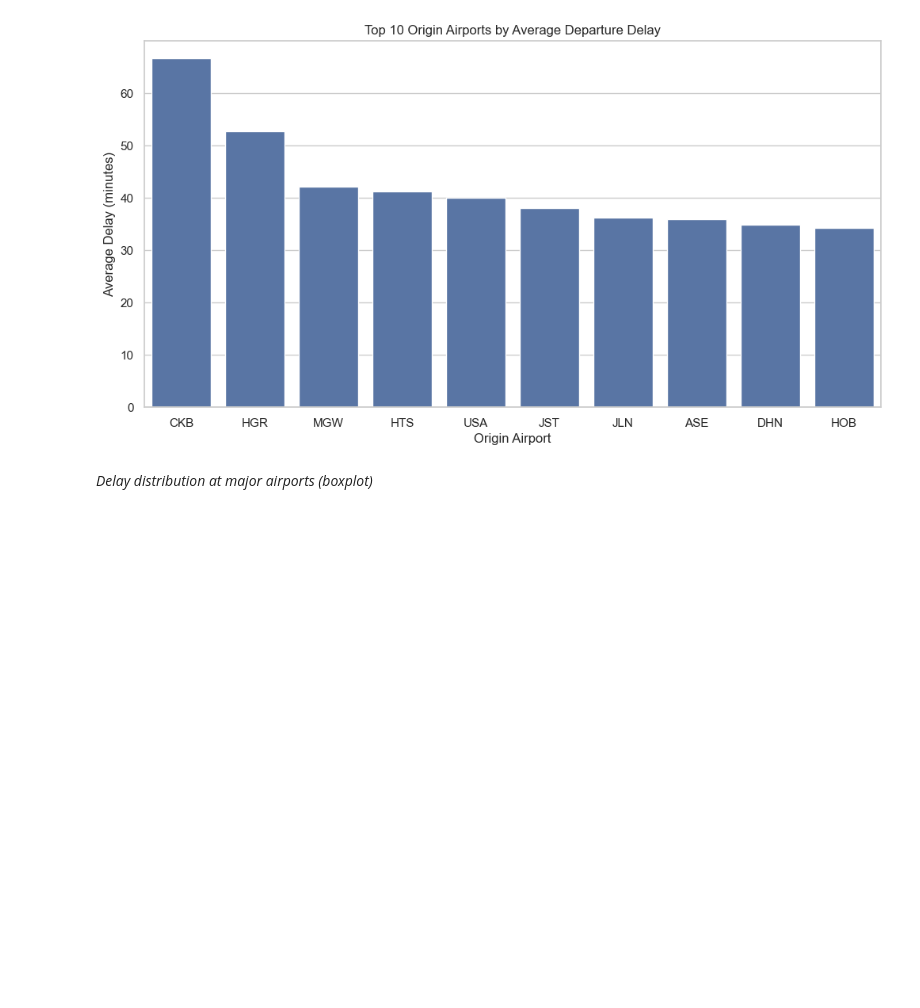
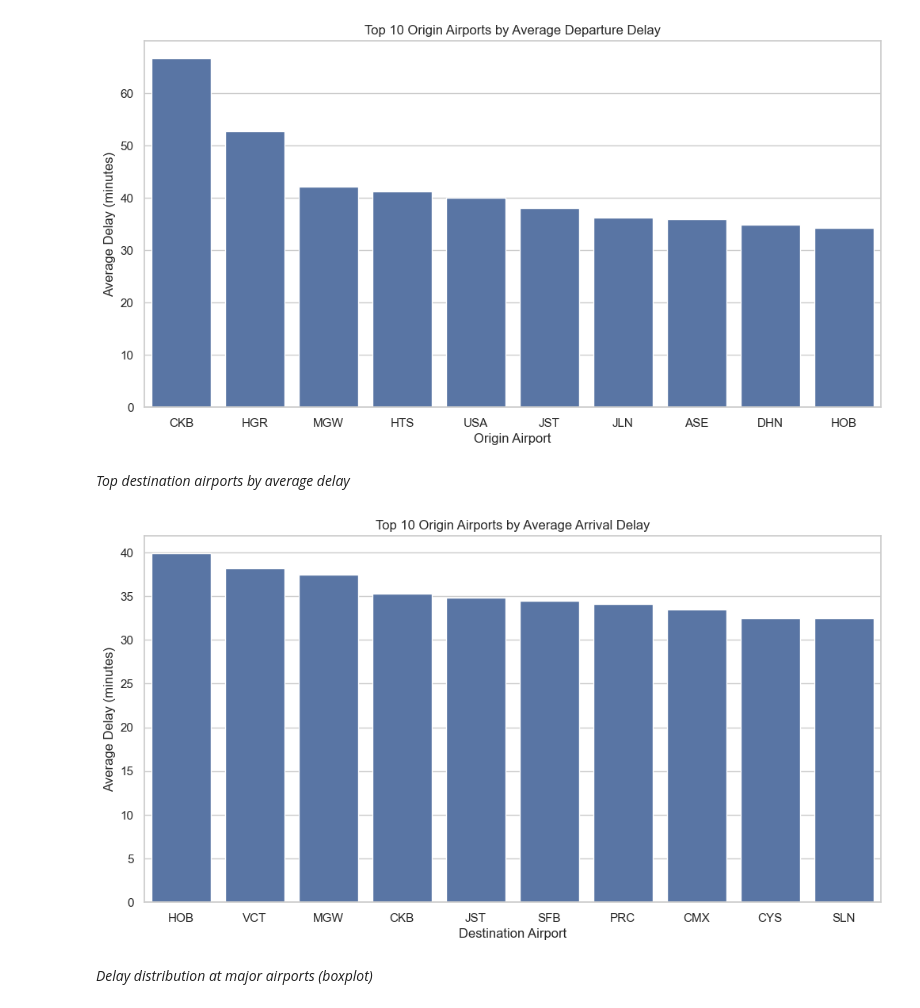
Before and after one commit to viladomiupati-sys/final_project, a Jupyter notebook: notebooks/airlines_analysis.ipynb, the cells around one changed output. Saved outputs shown, nothing was run; the diff lists cells and outputs as text; code cells hidden in the pictures; blank space fills up the shorter version.

```diff
--- a/notebooks/airlines_analysis.ipynb
+++ b/notebooks/airlines_analysis.ipynb
@@ -1037,6 +1039,30 @@ plt.ylabel('Average Delay (minutes)')
 plt.show()
 # %% [output]
 [figure]
+# %% [markdown]
+*Top destination airports by average delay*
+# %%
+top_origins = (
+    df_airlines
+    .groupby('dest')['arr_delay_new']
+    .mean()
+    .sort_values(ascending=False)
+    .head(10)
+    .reset_index()
+)
+
+sns.barplot(
+    data=top_origins,
+    x='dest',
+    y='arr_delay_new'
+)
+
+plt.title('Top 10 Origin Airports by Average Arrival Delay')
+plt.xlabel('Destination Airport')
+plt.ylabel('Average Delay (minutes)')
+plt.show()
+# %% [output]
+[figure, added]
 # %% [markdown]
 *Delay distribution at major airports (boxplot)*
 # %%
```
Also changed, not shown: parts of 5 cells of this notebook.
